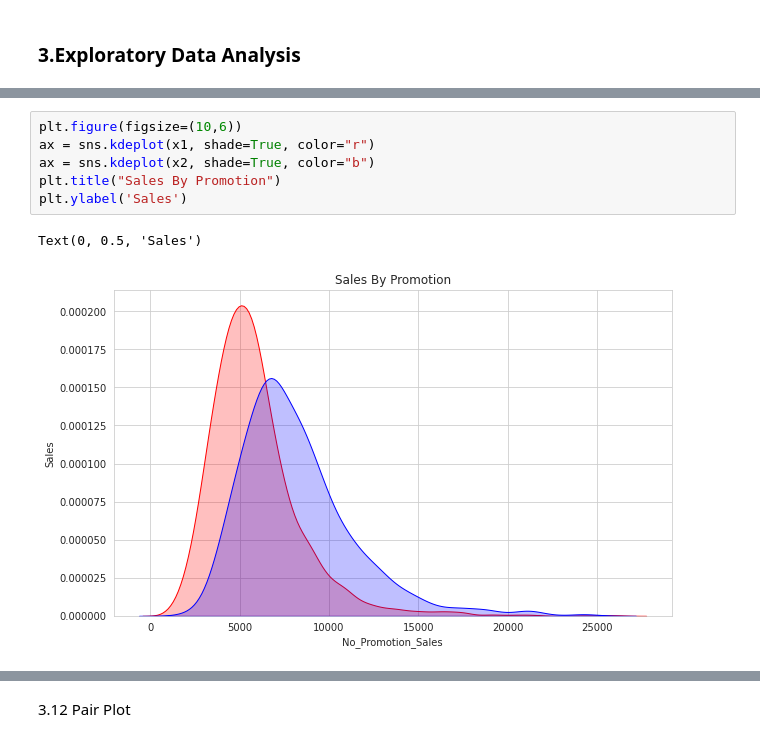
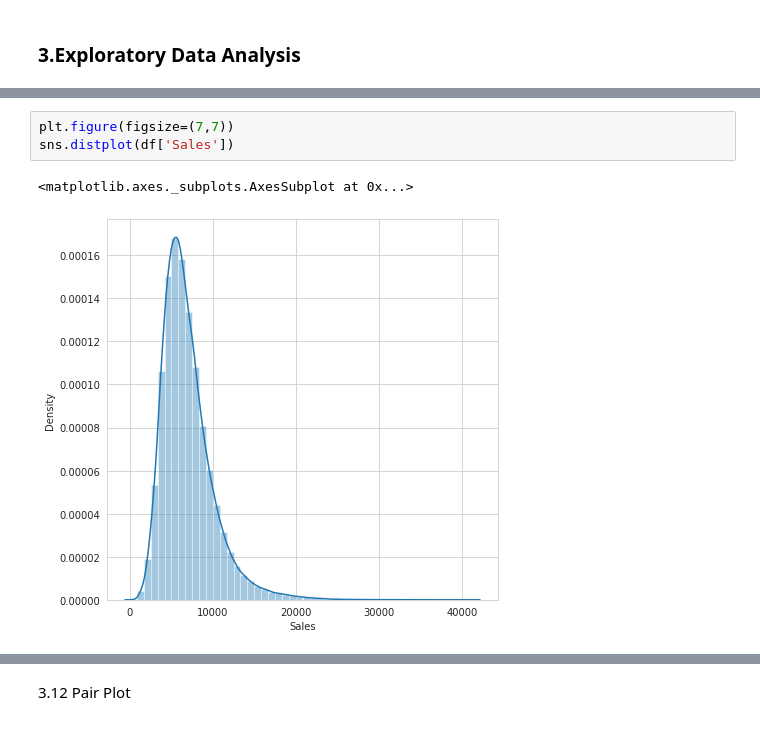
Before and after one commit to maxashoka3/Rossmann-Sales-Prediction, a Jupyter notebook: Rossmann_Sales_Prediction.ipynb, the cells around one changed output, grey strips where cells are left out. Cells and saved outputs as stored; diff of their text form.

```diff
--- a/Rossmann_Sales_Prediction.ipynb
+++ b/Rossmann_Sales_Prediction.ipynb
@@ -443,9 +297,6 @@ x2 = promo1.Promotion_Sales
-# %%
-plt.figure(figsize=(10,6))
-ax = sns.kdeplot(x1, shade=True, color="r")
-ax = sns.kdeplot(x2, shade=True, color="b")
-plt.title("Sales By Promotion")
-plt.ylabel('Sales')
-# %% [output]
-Text(0, 0.5, 'Sales')
-[figure, removed]
+# %%
+plt.figure(figsize=(7,7))
+sns.distplot(df['Sales'])
+# %% [output]
+<matplotlib.axes._subplots.AxesSubplot at 0x...>
+[figure, added]
```
Also changed, not shown: parts of 152 cells of this notebook.
